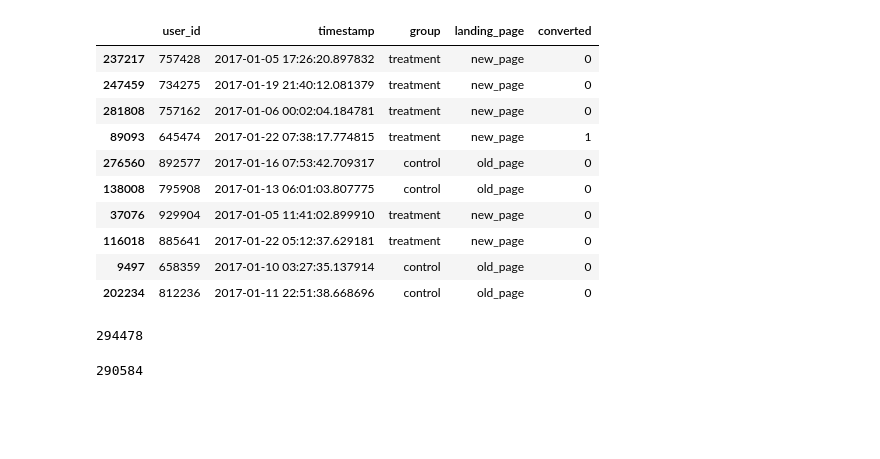
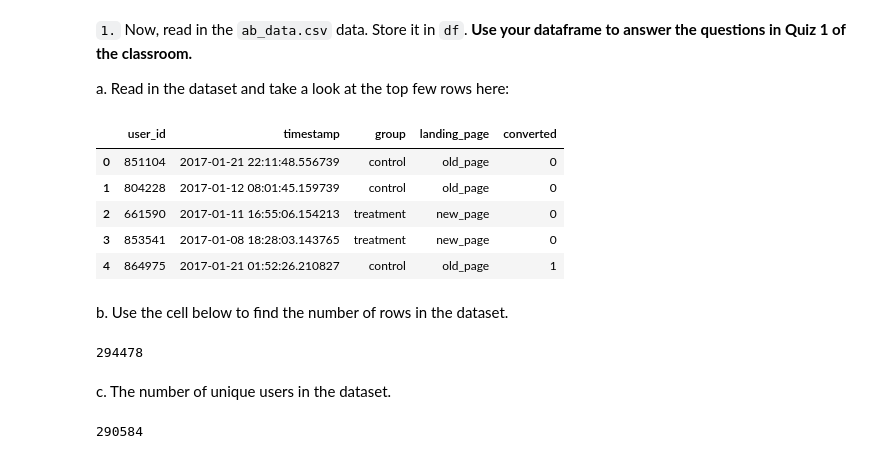
Before and after one commit to yufrances90/Analyze-A-B-Test-Results, a Jupyter notebook: Analyze_ab_test_results_notebook.ipynb, the cells around one changed output. Drawn from its saved outputs; the diff is of its cells as text; code cells hidden in the pictures; blank space fills up the shorter version.

```diff
--- a/Analyze_ab_test_results_notebook.ipynb
+++ b/Analyze_ab_test_results_notebook.ipynb
@@ -10,30 +37,31 @@ import os
 %matplotlib inline
 
 random.seed(42)
+# %% [markdown]
+`1.` Now, read in the `ab_data.csv` data. Store it in `df`.  **Use your dataframe to answer the questions in Quiz 1 of the classroom.**
+
+a. Read in the dataset and take a look at the top few rows here:
 # %%
 ab_data_file = os.path.join('./data', 'ab_data.csv')
 
 df = pd.read_csv(ab_data_file)
 
-df.sample(10)
+df.head()
 # %% [output]
 |  | user_id | timestamp | group | landing_page | converted |
-| 237217 | 757428 | 2017-01-05 17:26:20.897832 | treatment | new_page | 0 |
-| 247459 | 734275 | 2017-01-19 21:40:12.081379 | treatment | new_page | 0 |
-| 281808 | 757162 | 2017-01-06 00:02:04.184781 | treatment | new_page | 0 |
-| 89093 | 645474 | 2017-01-22 07:38:17.774815 | treatment | new_page | 1 |
-| 276560 | 892577 | 2017-01-16 07:53:42.709317 | control | old_page | 0 |
-| 138008 | 795908 | 2017-01-13 06:01:03.807775 | control | old_page | 0 |
-| 37076 | 929904 | 2017-01-05 11:41:02.899910 | treatment | new_page | 0 |
-| 116018 | 885641 | 2017-01-22 05:12:37.629181 | treatment | new_page | 0 |
-| 9497 | 658359 | 2017-01-10 03:27:35.137914 | control | old_page | 0 |
-| 202234 | 812236 | 2017-01-11 22:51:38.668696 | control | old_page | 0 |
+| 0 | 851104 | 2017-01-21 22:11:48.556739 | control | old_page | 0 |
+| 1 | 804228 | 2017-01-12 08:01:45.159739 | control | old_page | 0 |
+| 2 | 661590 | 2017-01-11 16:55:06.154213 | treatment | new_page | 0 |
+| 3 | 853541 | 2017-01-08 18:28:03.143765 | treatment | new_page | 0 |
+| 4 | 864975 | 2017-01-21 01:52:26.210827 | control | old_page | 1 |
-# %%
-'''
-The number of rows in the dataset
-'''
-
-df.shape[0]
-# %% [output]
-294478
+# %% [markdown]
+b. Use the cell below to find the number of rows in the dataset.
+# %%
+n_rows = df.shape[0]
+
+n_rows
+# %% [output]
+294478
+# %% [markdown]
+c. The number of unique users in the dataset.
 # %%
```
Also changed, not shown: parts of 85 cells of this notebook, 1 other file.
